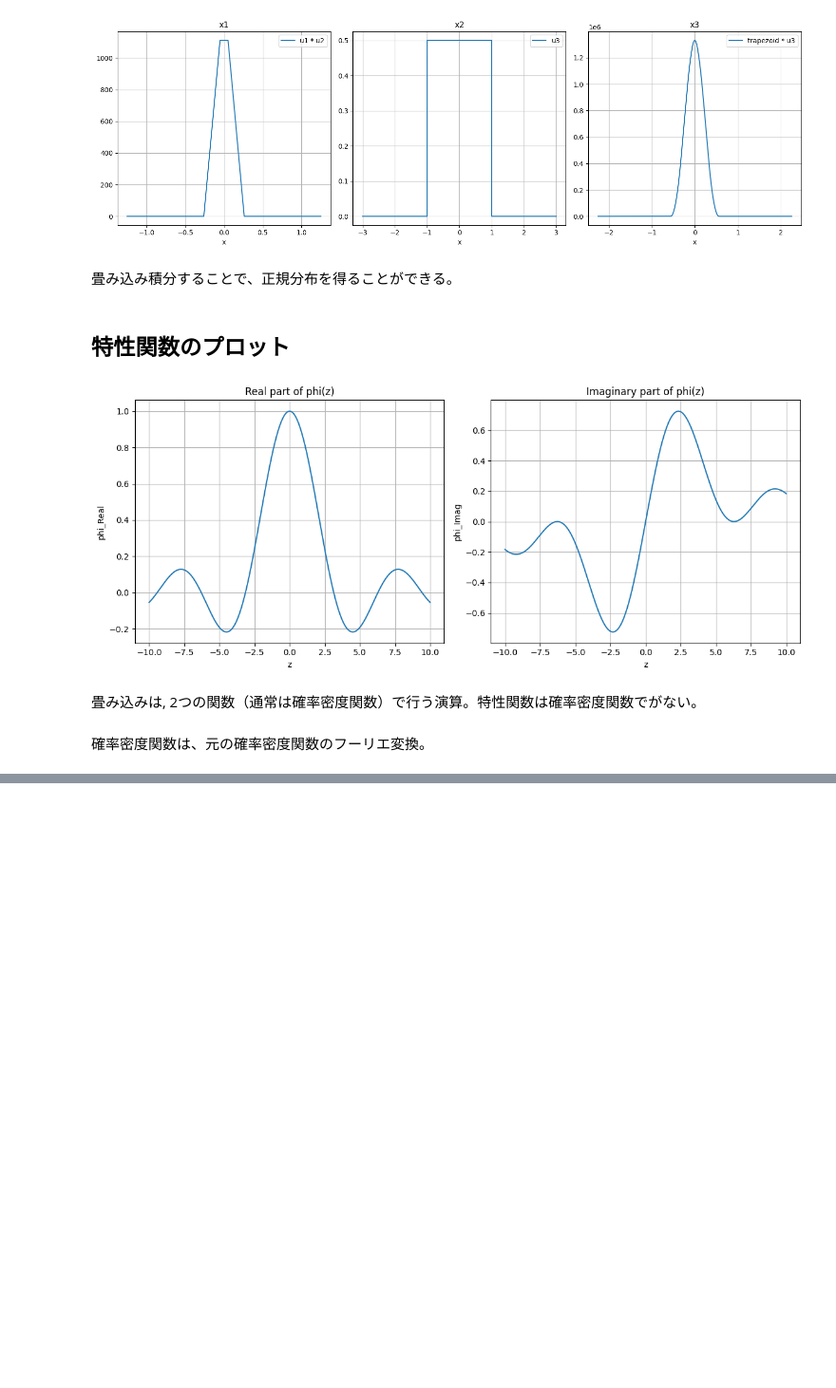
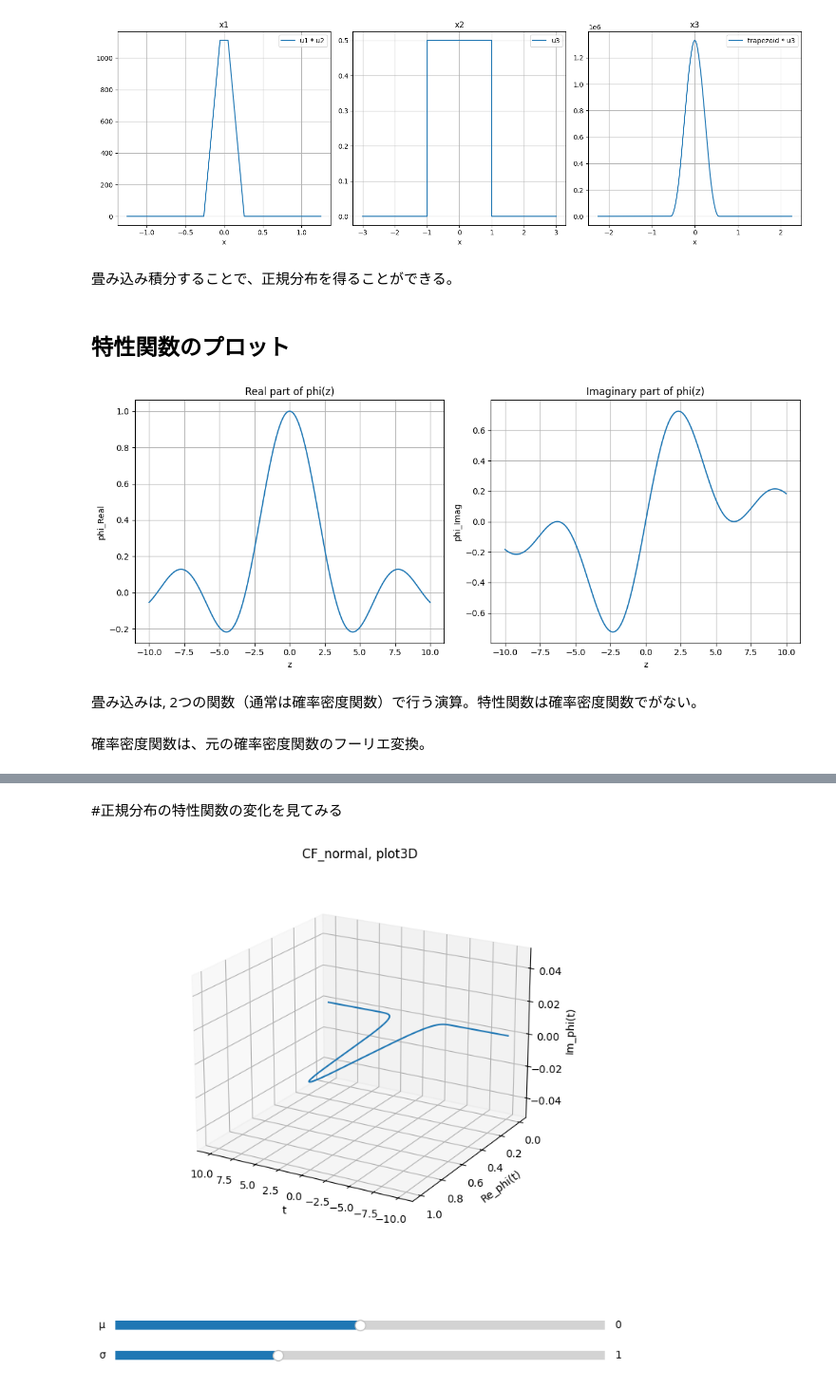
Before and after one commit to jamagiwa/math_visualize, a Jupyter notebook: probability_theory/characteristic_function/convolution.ipynb, the cells around one changed output, grey strips where cells are left out. Shown at 95% size. Saved outputs shown, nothing was run; the diff lists cells and outputs as text; code cells hidden in the pictures; blank space fills up the shorter version.

```diff
--- a/probability_theory/characteristic_function/convolution.ipynb
+++ b/probability_theory/characteristic_function/convolution.ipynb
@@ -359,0 +324,63 @@ plt.show()
+# %% [markdown]
+#正規分布の特性関数の変化を見てみる
+# %%
+import numpy as np
+import matplotlib.pyplot as plt
+from mpl_toolkits.mplot3d import Axes3D
+from matplotlib.widgets import Slider
+
+#プロットの設定
+#matplotlibの設定
+fig = plt.figure(figsize = (10, 8)) #グラフを描画する空間の指定
+ax = fig.add_subplot(111, projection = "3d") #座標軸の追加, サブプロットの配置を指定する3桁, 行, 列, 配置する場所, projectionで座標が3次元なのを指定
+plt.subplots_adjust(left = 0.25, bottom = 0.25) #余白の調整, 左端と下の部分の調整, スライダーを置く余白
+
+#初期パラメータの設定
+init_mu = 0.0
+init_sigma = 1.0
+
+#正規分布の特性関数
+def cf_normal (t, mu, sigma):
+  return np.exp(1j * t * mu - 0.5 * sigma ** 2 * t ** 2)
+
+#初期プロット
+t_values = np.linspace(-10, 10, 10000) #tの範囲
+phi_t = cf_normal(t_values, init_mu, init_sigma) #特性関数に変数を代入
+line, = ax.plot(t_values, phi_t.real, phi_t.imag) #三次元の軸を指定
+
+ax.set_title("CF_normal, plot3D")
+ax.set_xlabel("t")
+ax.set_ylabel("Re_phi(t)")
+ax.set_zlabel("Im_phi(t)")
+ax.view_init(elev = 20, azim = 120)
+
+#スライダーを配置するための設定
+#[left, bottom, width, height], 0~1.0の範囲で設定できる。
+ax_mu = plt.axes([0.25, 0.1, 0.65, 0.03], facecolor = "lightgoldenrodyellow")
+ax_sigma = plt.axes([0.25, 0.05, 0.65, 0.03], facecolor = "lightgoldenrodyellow")
+
+#スライダーの作成
+s_mu = Slider(ax_mu, "µ", -10.0, 10.0, valinit = init_mu)#スライダーの指定, 名前, 範囲, 初期値
+s_sigma = Slider(ax_sigma, "σ", 0.0, 3.0, valinit = init_sigma)
+
+#スライダーが動いた時に返すコールバック関数
+def update(Val):
+  current_mu = s_mu.val #スライダーが動いた時の新しいmuとσを定義
+  current_sigma = s_sigma.val
+
+  #新しいパラメータで再計算
+  new_phi_t = cf_normal(t_values, current_mu, current_sigma) #動いた時の新しいCF
+
+  #新しいデータをグラフへ更新
+  line.set_data(t_values, new_phi_t.real) #x, y軸
+  line.set_3d_properties(new_phi_t.imag) #y, z軸
+  #関数を描画する
+  fig.canvas.draw_idle() # draw_idleに変更
+
+#スライダーにコールバック関数を登録
+s_mu.on_changed(update)
+s_sigma.on_changed(update)
+
+plt.show()
+# %% [output]
+[figure, added]
```
Also changed, not shown: parts of 1 cell of this notebook.
